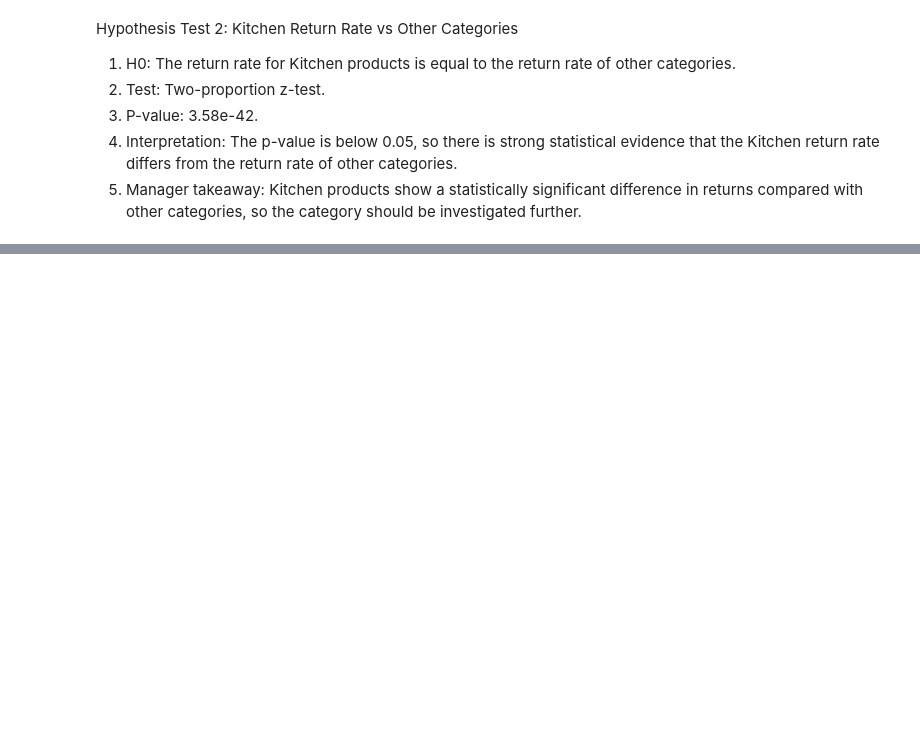
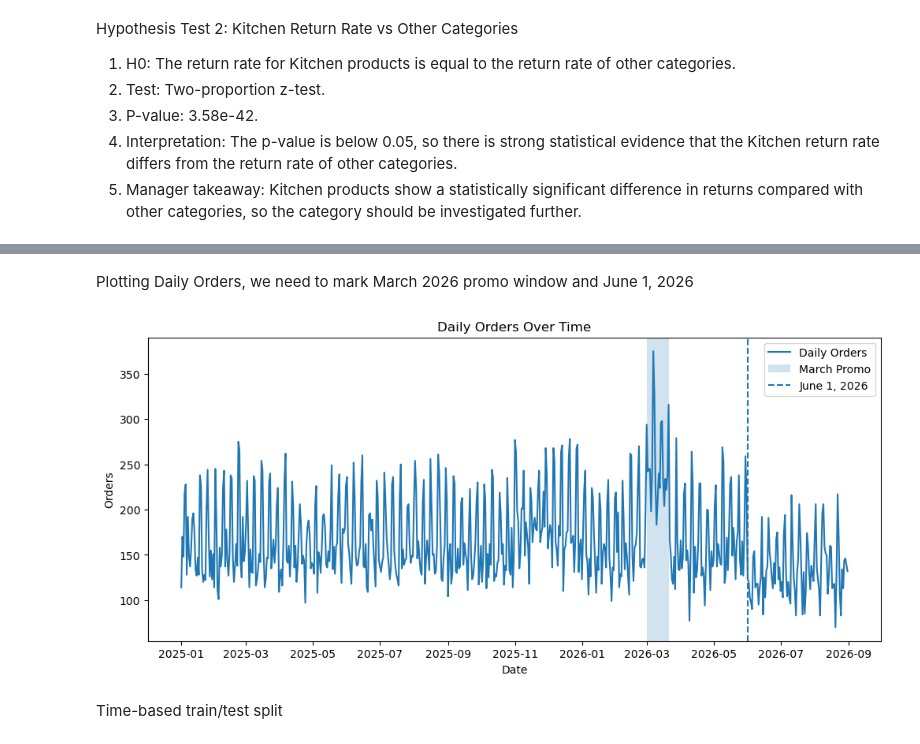
Before and after one commit to Dattu-998/pulsecart-analysis, a Jupyter notebook: analysis.ipynb, the cells around one changed output, grey strips where cells are left out. Drawn from its saved outputs; the diff is of its cells as text; code cells hidden in the pictures; blank space fills up the shorter version.

```diff
--- a/analysis.ipynb
+++ b/analysis.ipynb
@@ -482,0 +1005,4 @@ Hypothesis Test 2: Kitchen Return Rate vs Other Categories
+# %%
+daily_ops["date"] = pd.to_datetime(daily_ops["date"])
+daily_ops = daily_ops.sort_values("date").reset_index(drop=True)
+daily_ops.head()
@@ -482,0 +1016,37 @@ Hypothesis Test 2: Kitchen Return Rate vs Other Categories
+# %% [markdown]
+Plotting Daily Orders, we need to mark March 2026 promo window and June 1, 2026
+# %%
+import matplotlib.pyplot as plt
+
+plt.figure(figsize=(12, 5))
+
+plt.plot(
+    daily_ops["date"],
+    daily_ops["orders_count"],
+    label="Daily Orders"
+)
+
+# March 2026 promo window
+plt.axvspan(
+    pd.Timestamp("2026-03-01"),
+    pd.Timestamp("2026-03-21"),
+    alpha=0.2,
+    label="March Promo"
+)
+
+# June 1
+plt.axvline(
+    pd.Timestamp("2026-06-01"),
+    linestyle="--",
+    label="June 1, 2026"
+)
+
+plt.title("Daily Orders Over Time")
+plt.xlabel("Date")
+plt.ylabel("Orders")
+plt.legend()
+plt.show()
+# %% [output]
+[figure, added]
+# %% [markdown]
+Time-based train/test split
```
Also changed, not shown: parts of 57 cells of this notebook.
